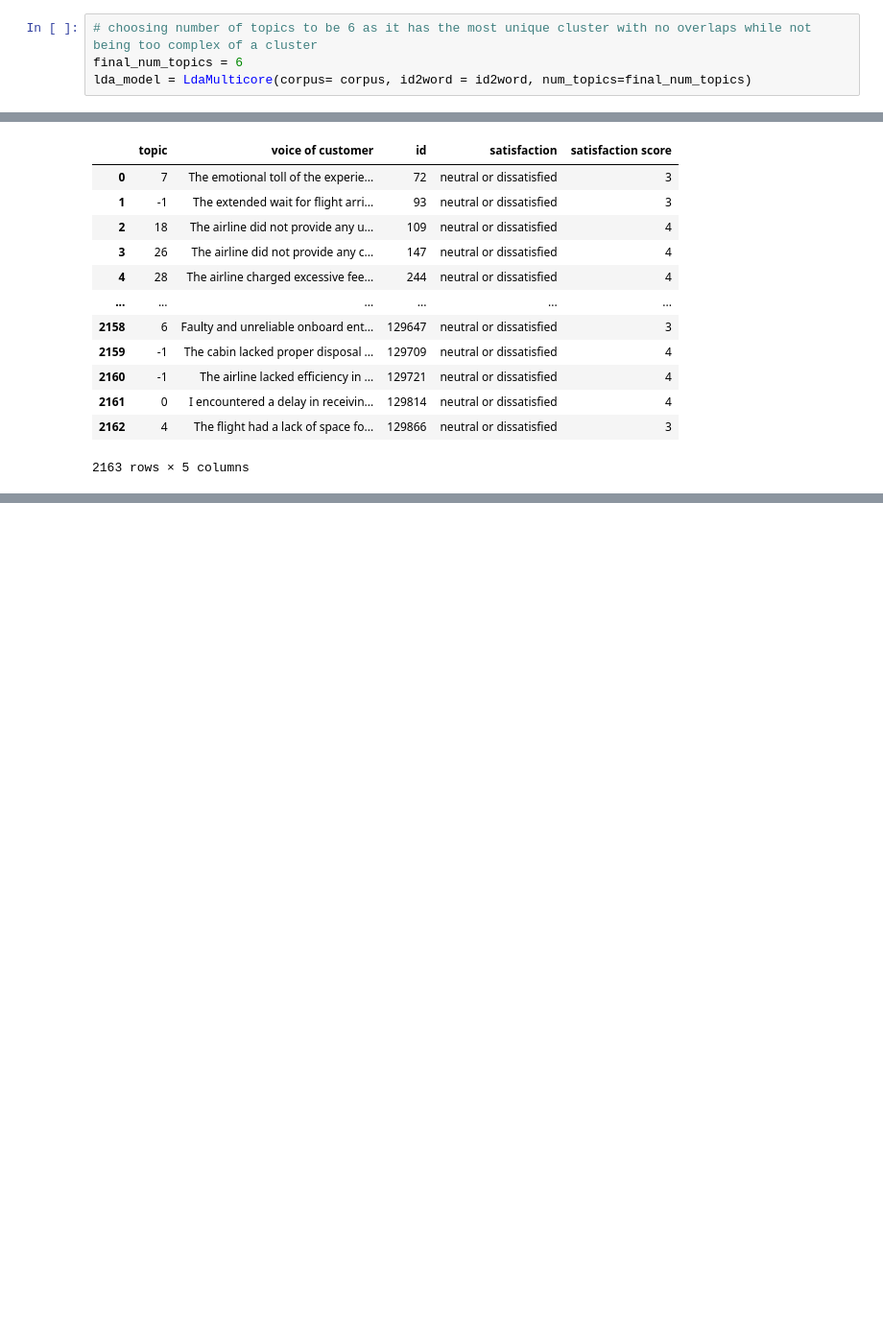
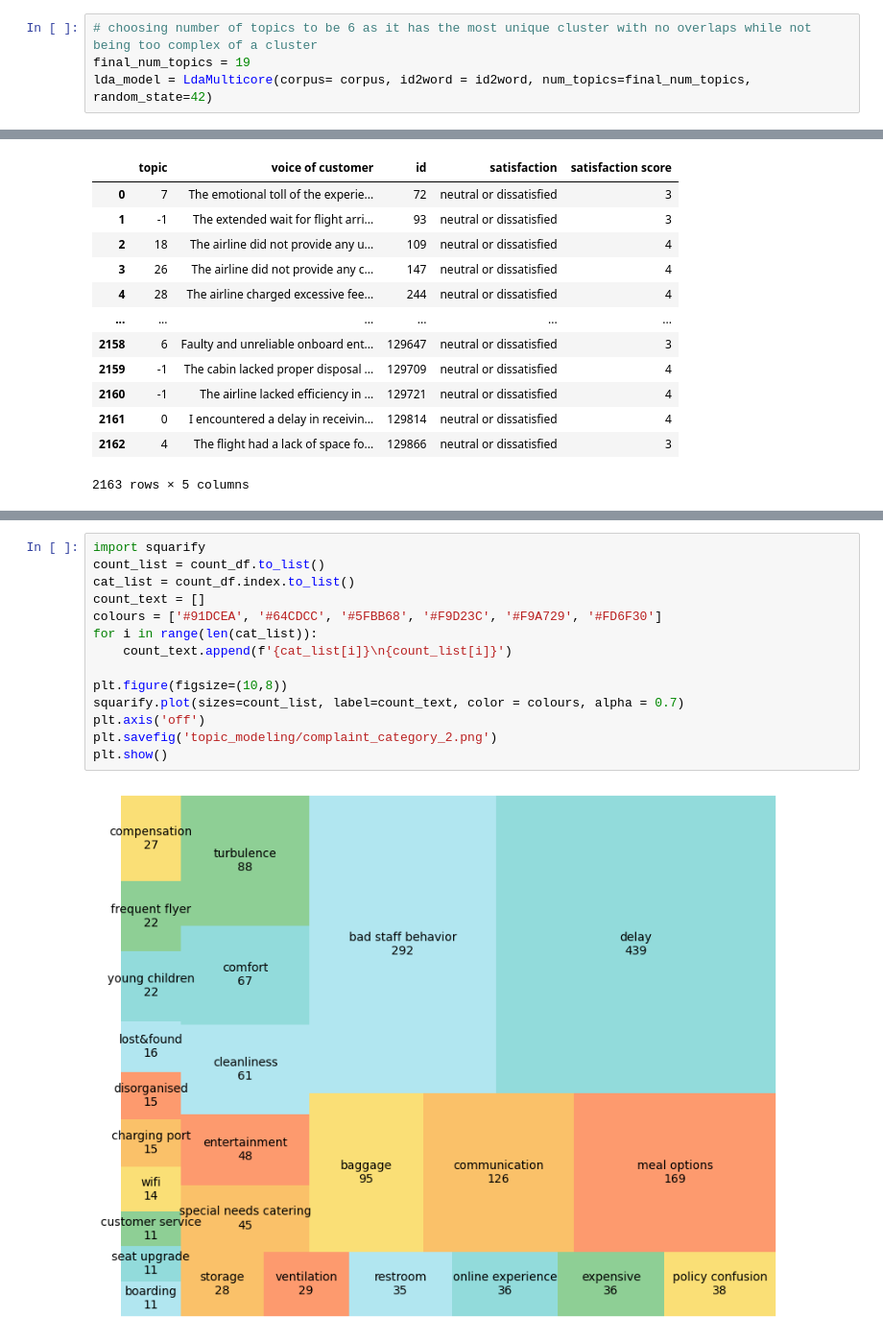
Before and after one commit to zihaow17/SMU_DSAxMaersk_Case_Comp_2023, a Jupyter notebook: eda_voice.ipynb, the cells around one changed output, grey strips where cells are left out. Shown at 96% size. Saved outputs shown, nothing was run; the diff lists cells and outputs as text; blank space fills up the shorter version.

```diff
--- a/eda_voice.ipynb
+++ b/eda_voice.ipynb
@@ -164,8 +164,8 @@ import pyLDAvis
 import os
 # %%
 # choosing number of topics to be 6 as it has the most unique cluster with no overlaps while not being too complex of a cluster
-final_num_topics = 6
-lda_model = LdaMulticore(corpus= corpus, id2word = id2word, num_topics=final_num_topics)
+final_num_topics = 19
+lda_model = LdaMulticore(corpus= corpus, id2word = id2word, num_topics=final_num_topics, random_state=42)
 # %%
 if not os.path.exists('topic_modeling'):
     os.makedirs('topic_modeling')
@@ -305,0 +294,16 @@ plt.savefig('topic_modeling/complaint_category.png')
+# %%
+import squarify
+count_list = count_df.to_list()
+cat_list = count_df.index.to_list()
+count_text = []
+colours = ['#91DCEA', '#64CDCC', '#5FBB68', '#F9D23C', '#F9A729', '#FD6F30']
+for i in range(len(cat_list)):
+    count_text.append(f'{cat_list[i]}\n{count_list[i]}')
+
+plt.figure(figsize=(10,8))
+squarify.plot(sizes=count_list, label=count_text, color = colours, alpha = 0.7)
+plt.axis('off')
+plt.savefig('topic_modeling/complaint_category_2.png')
+plt.show()
+# %% [output]
+[figure, added]
```
Also changed, not shown: parts of 7 cells of this notebook, 15 other files.
